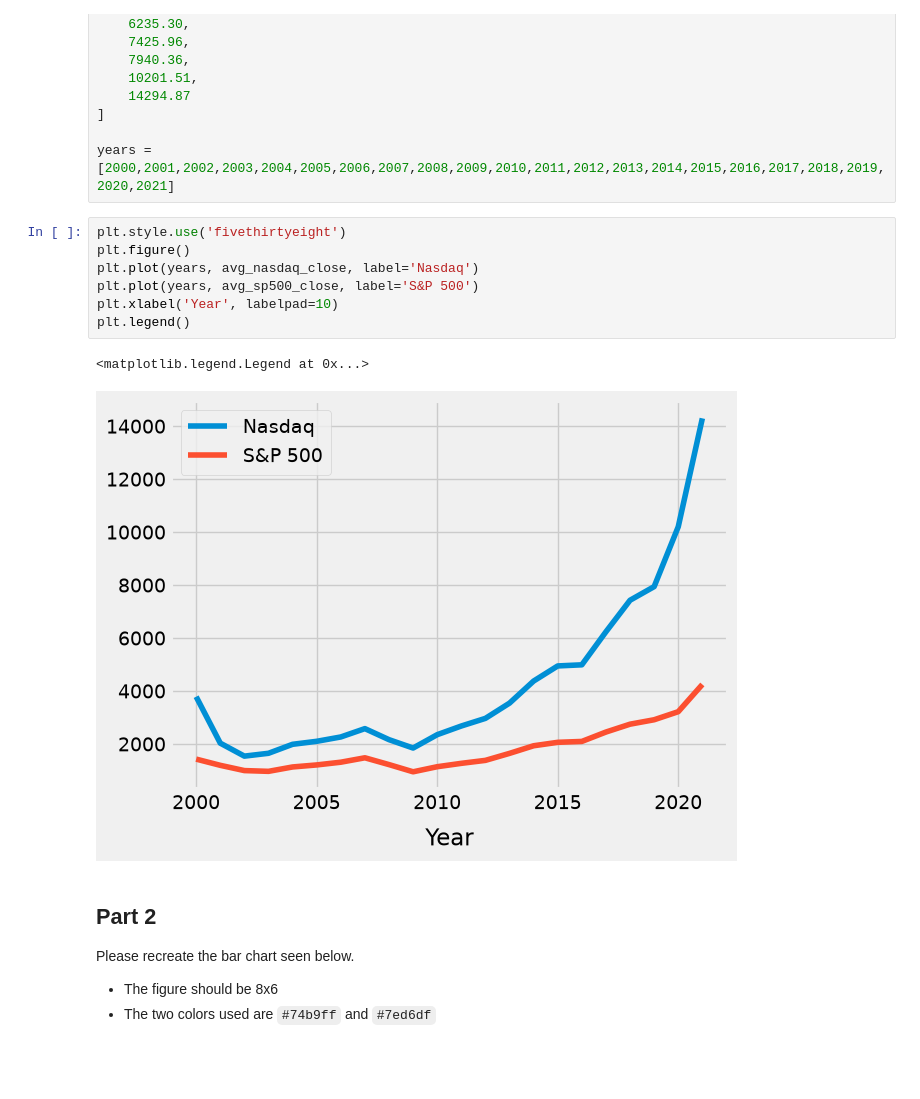
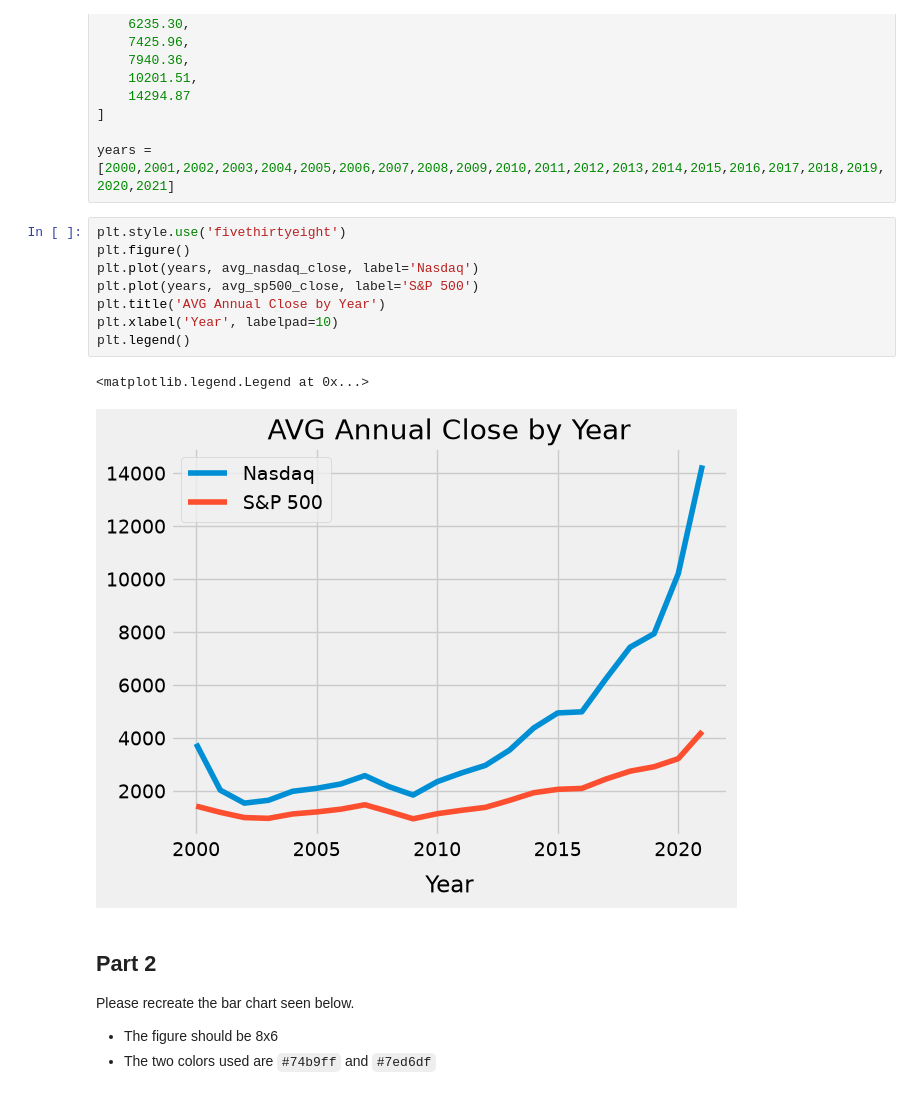
Before and after one commit to fernanda-schmidt/python-data-analysis-visualization, a Jupyter notebook: exercises/EXERCISE_11_Matplotlib.ipynb, the cells around one changed output. Saved outputs shown, nothing was run; the diff lists cells and outputs as text; blank space fills up the shorter version.

Commit message:
other plots on matplotlib

```diff
--- a/exercises/EXERCISE_11_Matplotlib.ipynb
+++ b/exercises/EXERCISE_11_Matplotlib.ipynb
@@ -68,13 +68,14 @@ years = [2000,2001,2002,2003,2004,2005,2006,2007,2008,2009,2010,2011,2012,2013,2
 # %%
 plt.style.use('fivethirtyeight')
 plt.figure()
 plt.plot(years, avg_nasdaq_close, label='Nasdaq')
 plt.plot(years, avg_sp500_close, label='S&P 500')
+plt.title('AVG Annual Close by Year')
 plt.xlabel('Year', labelpad=10)
 plt.legend()
 # %% [output]
 <matplotlib.legend.Legend at 0x...>
-[figure, old version]
+[figure, new version]
 # %% [markdown]
 ## Part 2
 
```
Also changed, not shown: 1 other file.
